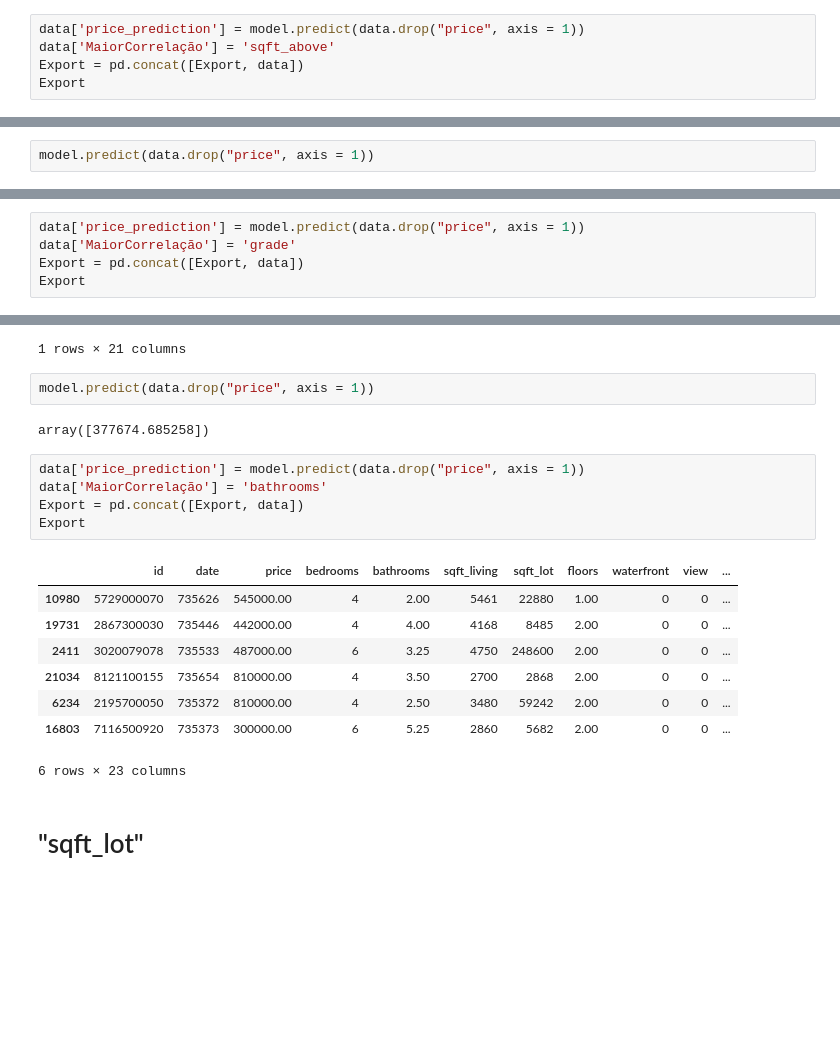
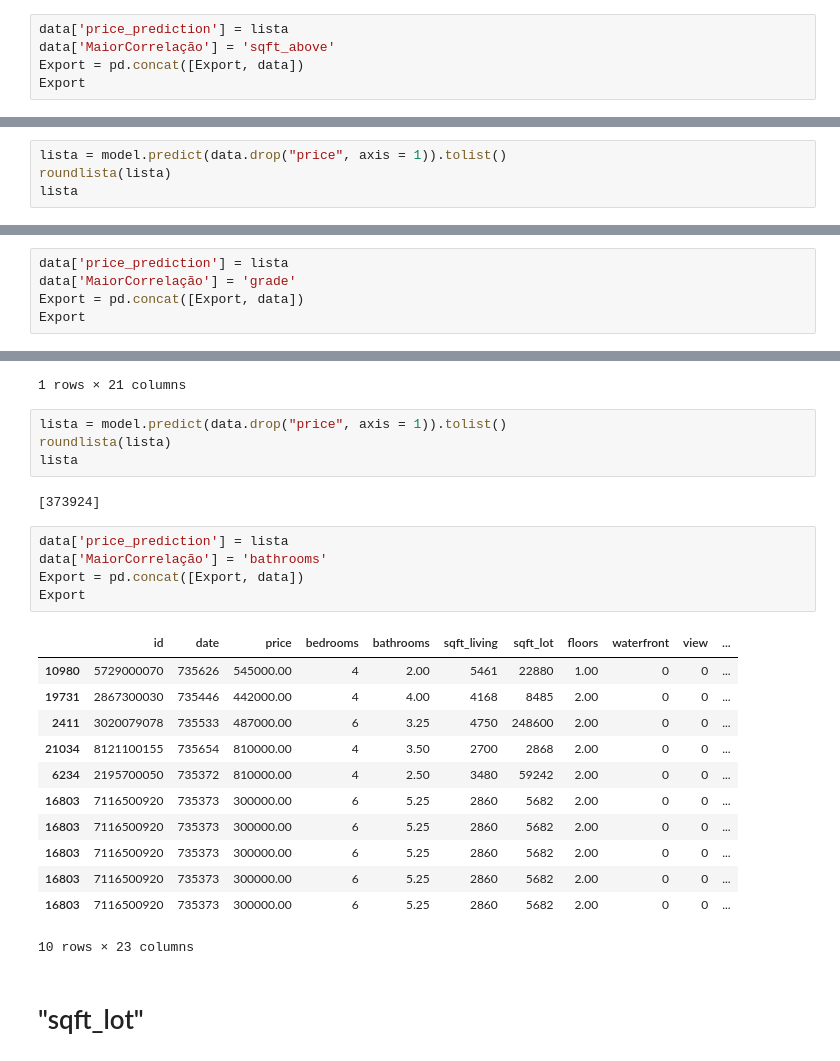
Before and after one commit to Ronan-Castro/KingCounty_House, a Jupyter notebook: Execução/Insights_Terceira_Parte_ML.ipynb, the cells around one changed output, grey strips where cells are left out. Drawn from its saved outputs; the diff is of its cells as text; blank space fills up the shorter version.

```diff
--- a/Execução/Insights_Terceira_Parte_ML.ipynb
+++ b/Execução/Insights_Terceira_Parte_ML.ipynb
@@ -292,5 +304,5 @@ array([612046.39114726])
 # %%
-data['price_prediction'] = model.predict(data.drop("price", axis = 1))
+data['price_prediction'] = lista
 data['MaiorCorrelação'] = 'sqft_above'
 Export = pd.concat([Export, data])
 Export
@@ -332,5 +344,7 @@ data
 | 6234 | 2195700050 | 735372 | 810000.00 | 4 | 2.50 | 3480 | 59242 | 2.00 | 0 | 0 | ... |
 2 rows × 21 columns
 # %%
-model.predict(data.drop("price", axis = 1))
+lista = model.predict(data.drop("price", axis = 1)).tolist()
+roundlista(lista)
+lista
 # %% [output]
@@ -338,5 +352,5 @@ array([717728.061098  , 930744.32622705])
 # %%
-data['price_prediction'] = model.predict(data.drop("price", axis = 1))
+data['price_prediction'] = lista
 data['MaiorCorrelação'] = 'grade'
 Export = pd.concat([Export, data])
 Export
@@ -379,23 +393,29 @@ data
 | 16803 | 7116500920 | 735373 | 300000.00 | 6 | 5.25 | 2860 | 5682 | 2.00 | 0 | 0 | ... |
 1 rows × 21 columns
 # %%
-model.predict(data.drop("price", axis = 1))
+lista = model.predict(data.drop("price", axis = 1)).tolist()
+roundlista(lista)
+lista
 # %% [output]
-array([377674.685258])
+[373924]
 # %%
-data['price_prediction'] = model.predict(data.drop("price", axis = 1))
+data['price_prediction'] = lista
 data['MaiorCorrelação'] = 'bathrooms'
 Export = pd.concat([Export, data])
 Export
 # %% [output]
 |  | id | date | price | bedrooms | bathrooms | sqft_living | sqft_lot | floors | waterfront | view | ... |
 | 10980 | 5729000070 | 735626 | 545000.00 | 4 | 2.00 | 5461 | 22880 | 1.00 | 0 | 0 | ... |
 | 19731 | 2867300030 | 735446 | 442000.00 | 4 | 4.00 | 4168 | 8485 | 2.00 | 0 | 0 | ... |
 | 2411 | 3020079078 | 735533 | 487000.00 | 6 | 3.25 | 4750 | 248600 | 2.00 | 0 | 0 | ... |
 | 21034 | 8121100155 | 735654 | 810000.00 | 4 | 3.50 | 2700 | 2868 | 2.00 | 0 | 0 | ... |
 | 6234 | 2195700050 | 735372 | 810000.00 | 4 | 2.50 | 3480 | 59242 | 2.00 | 0 | 0 | ... |
 | 16803 | 7116500920 | 735373 | 300000.00 | 6 | 5.25 | 2860 | 5682 | 2.00 | 0 | 0 | ... |
+| 16803 | 7116500920 | 735373 | 300000.00 | 6 | 5.25 | 2860 | 5682 | 2.00 | 0 | 0 | ... |
+| 16803 | 7116500920 | 735373 | 300000.00 | 6 | 5.25 | 2860 | 5682 | 2.00 | 0 | 0 | ... |
+| 16803 | 7116500920 | 735373 | 300000.00 | 6 | 5.25 | 2860 | 5682 | 2.00 | 0 | 0 | ... |
+| 16803 | 7116500920 | 735373 | 300000.00 | 6 | 5.25 | 2860 | 5682 | 2.00 | 0 | 0 | ... |
-6 rows × 23 columns
+10 rows × 23 columns
 # %% [markdown]
 # "sqft_lot"
 # %%
```
Also changed, not shown: parts of 14 cells of this notebook, 3 other files.
